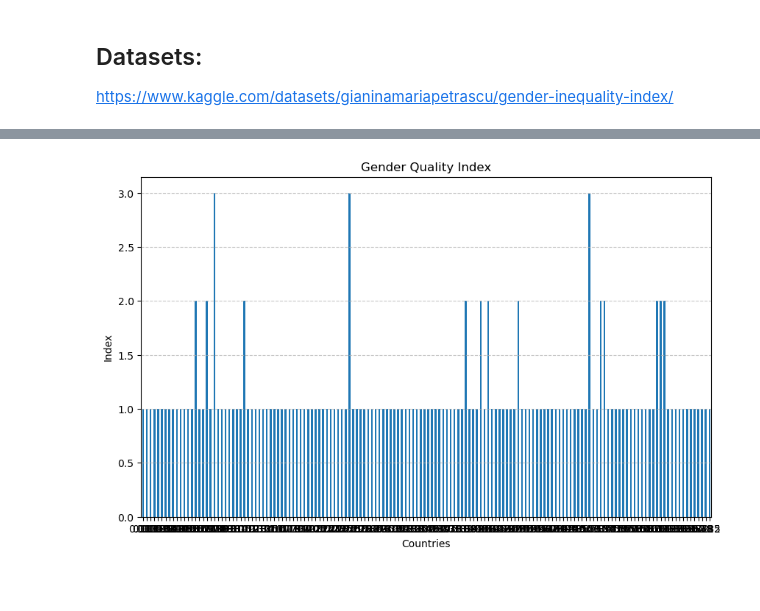
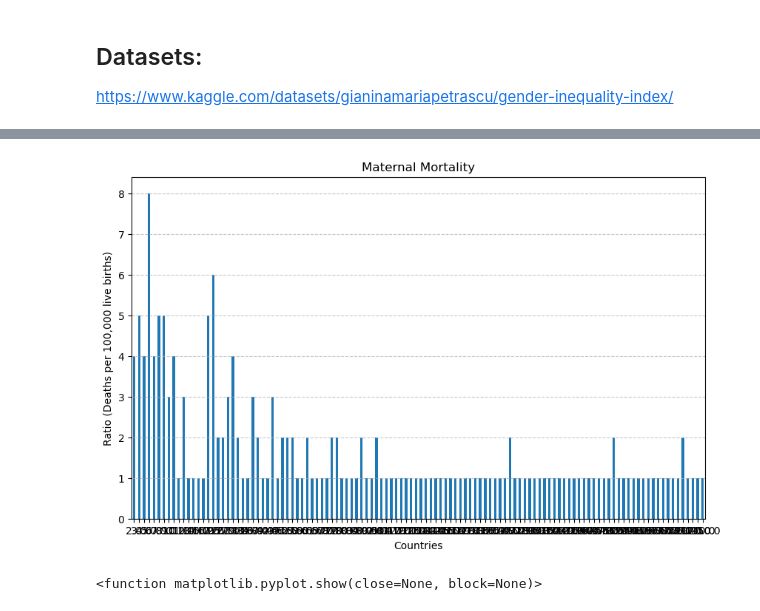
Before and after one commit to cmeddata/MeasuringEconomicEmpowermentOfWomen, a Jupyter notebook: MockDataJam2.ipynb, the cells around one changed output, grey strips where cells are left out. Drawn from its saved outputs; the diff is of its cells as text; code cells hidden in the pictures; blank space fills up the shorter version.

```diff
--- a/MockDataJam2.ipynb
+++ b/MockDataJam2.ipynb
@@ -33,16 +55,17 @@ def GII_Analysis(data):
-# %%
-GII_Analysis(df)
-plt.show()
-# %% [output]
-[figure, removed]
 # %%
 def MM_Analysis(data):
     Mortality_M = df['Maternal_mortality'].value_counts().sort_index()
     plt.figure(figsize = (10,6))
     Mortality_M.plot(kind = "bar")
-    plt.title('Maternal_mortality')
+    plt.title('Maternal Mortality')
     plt.xlabel('Countries')
     plt.ylabel('Ratio (Deaths per 100,000 live births)')
     plt.xticks(rotation = 0)
     plt.grid(axis = 'y', linestyle='--', alpha = 0.7)
     plt.show()
+
+MM_Analysis(df)
+plt.show
+# %% [output]
+[figure, added]
+<function matplotlib.pyplot.show(close=None, block=None)>
```
Also changed, not shown: parts of 17 cells of this notebook, 1 other file.
